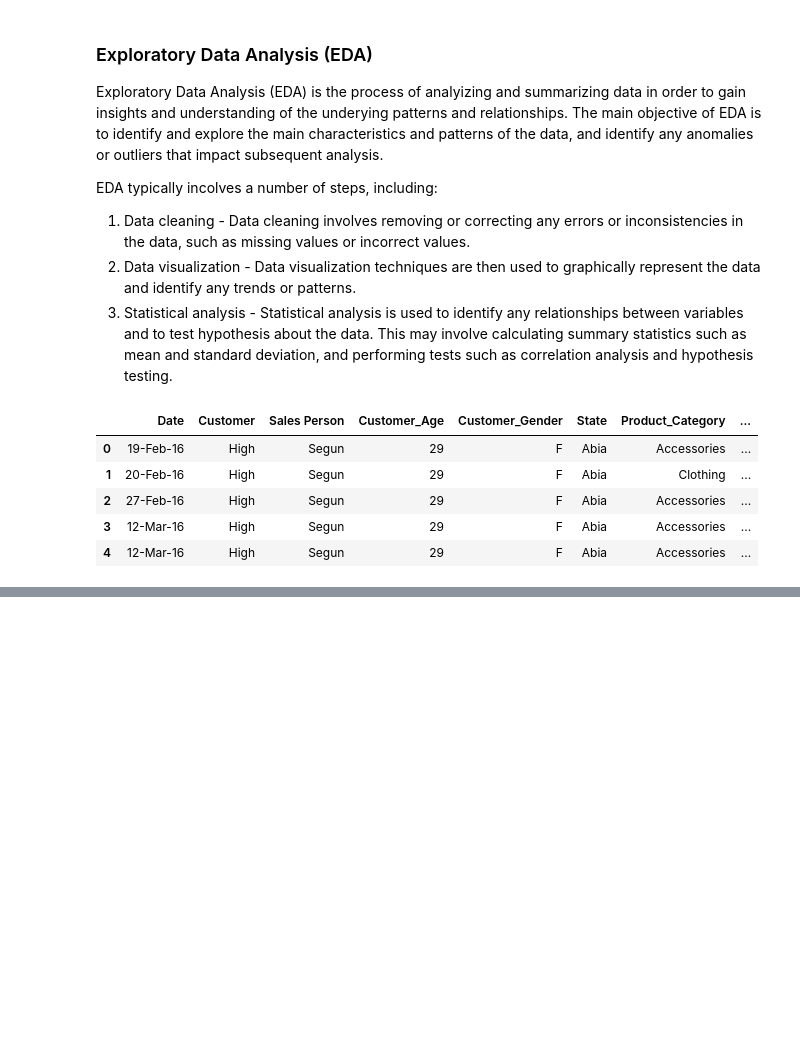
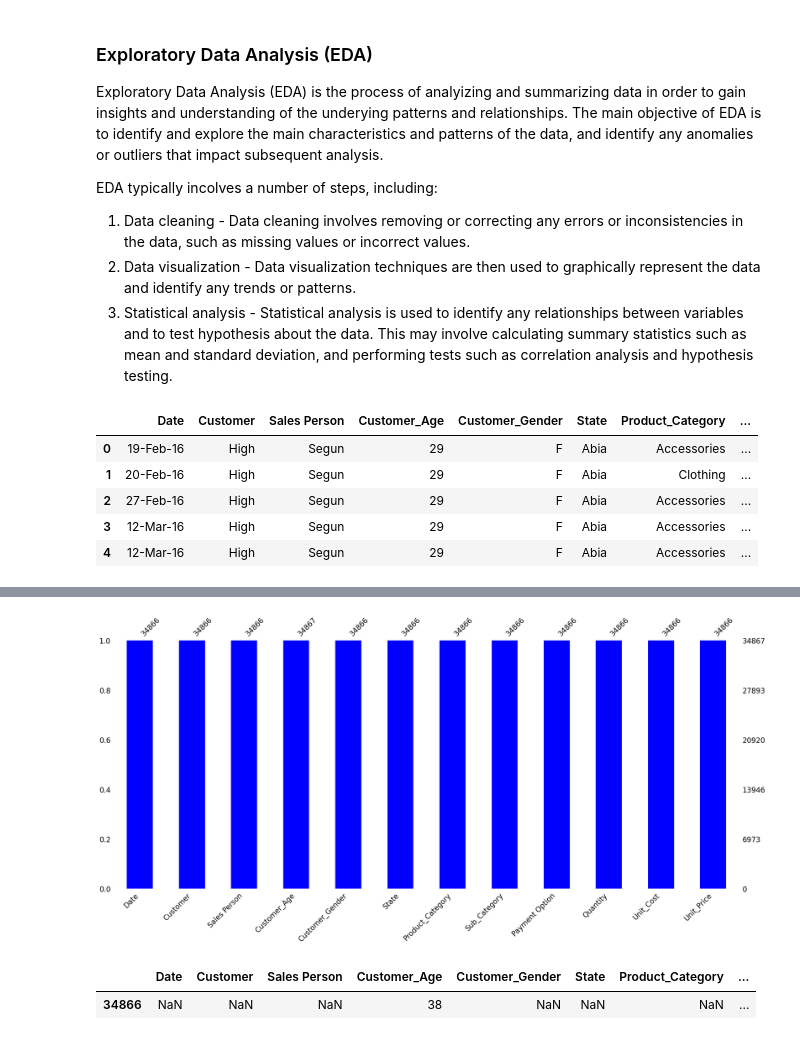
Before and after one commit to chemutai254/ML_Projects, a Jupyter notebook: EDA/Dune_Sales_Analysis.ipynb, the cells around one changed output, grey strips where cells are left out. Drawn from its saved outputs; the diff is of its cells as text; code cells hidden in the pictures; blank space fills up the shorter version.

```diff
--- a/EDA/Dune_Sales_Analysis.ipynb
+++ b/EDA/Dune_Sales_Analysis.ipynb
@@ -43,0 +135,10 @@ df.tail()
+# %%
+msno.bar(df, color="blue");
+# %% [output]
+[figure, added]
+# %%
+# Display where the missing data exist in the data
+df[df.isnull().any(axis=1)]
+# %% [output]
+|  | Date | Customer | Sales Person | Customer_Age | Customer_Gender | State | Product_Category | ... |
+| 34866 | NaN | NaN | NaN | 38 | NaN | NaN | NaN | ... |
```
Also changed, not shown: parts of 11 cells of this notebook.
